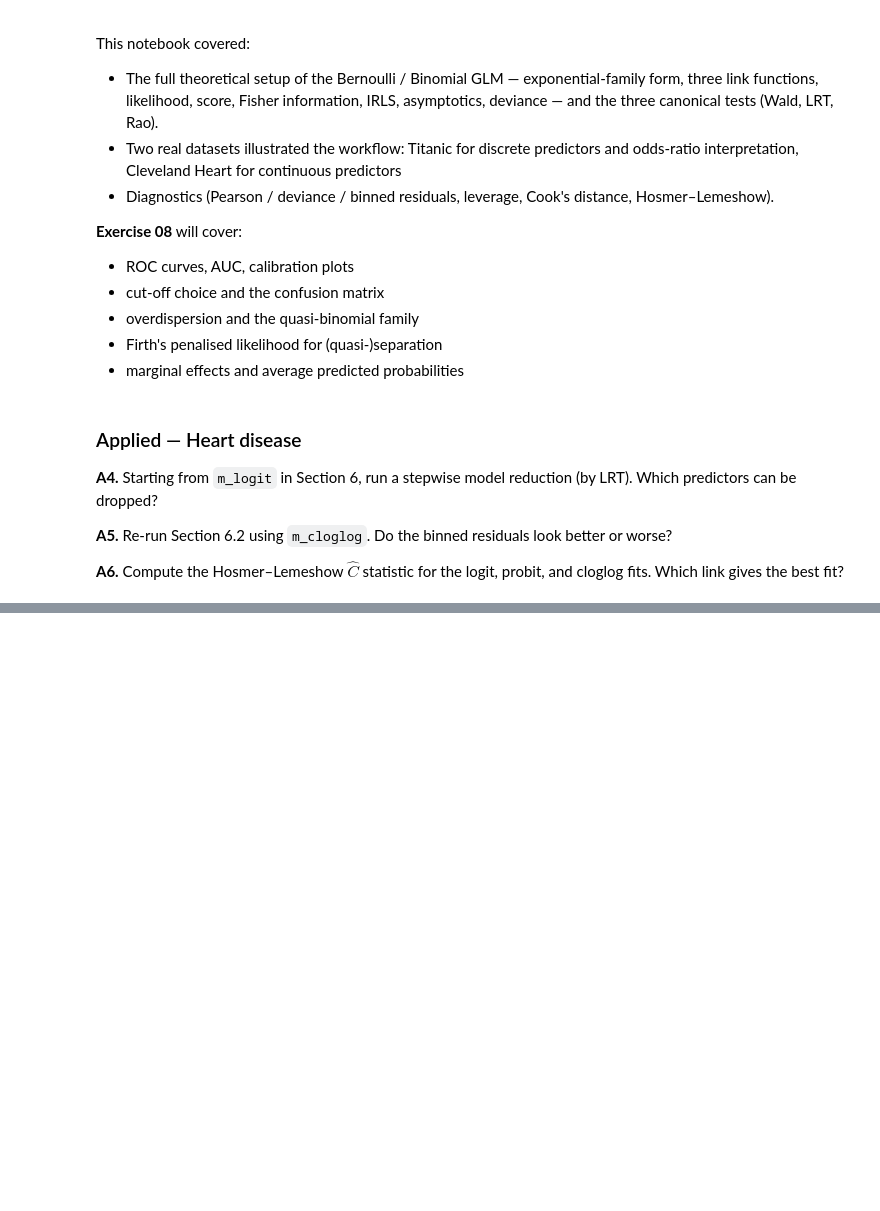
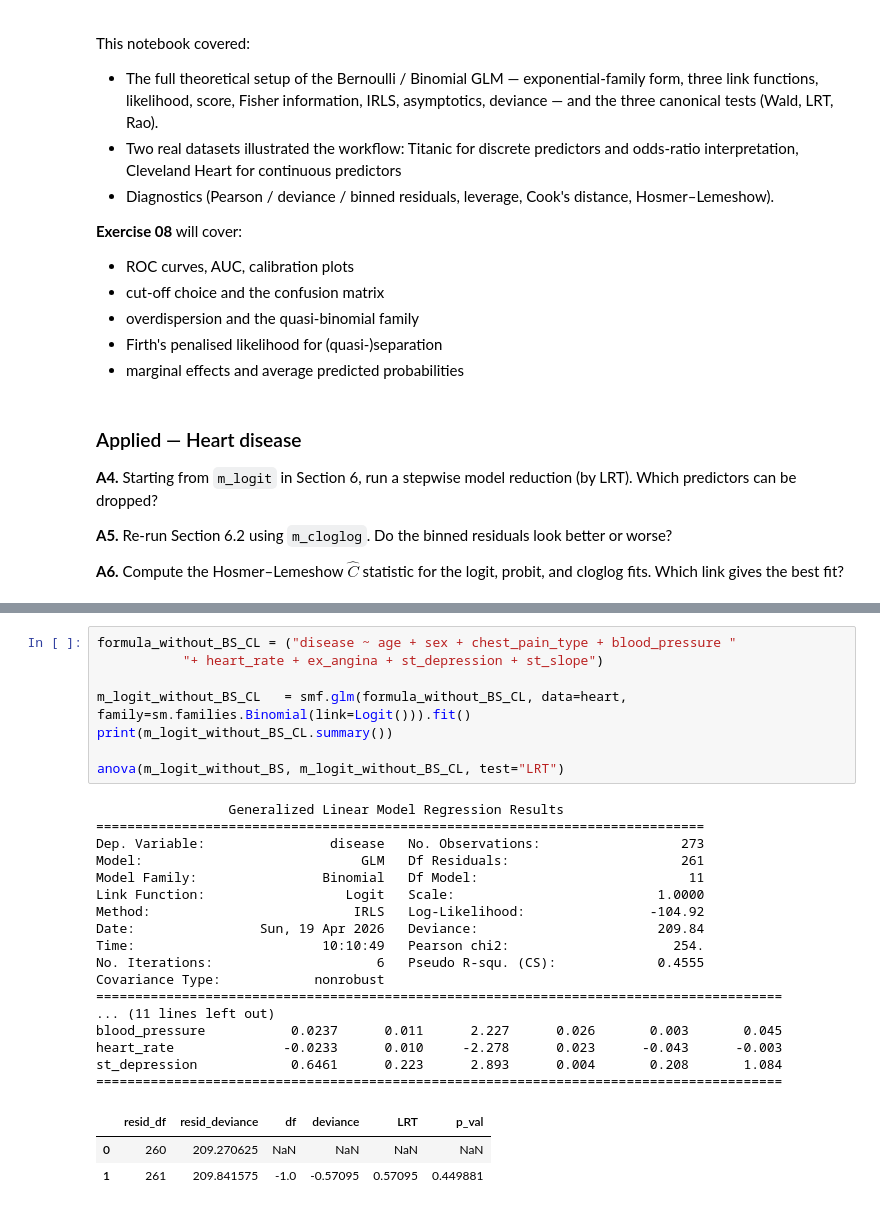
Before and after one commit to gulierus/ZLMA, a Jupyter notebook: 01ZLMA_ex07_Binary_Data.ipynb, the cells around one changed output, grey strips where cells are left out. Saved outputs shown, nothing was run; the diff lists cells and outputs as text; blank space fills up the shorter version.

```diff
--- a/01ZLMA_ex07_Binary_Data.ipynb
+++ b/01ZLMA_ex07_Binary_Data.ipynb
@@ -1066,0 +1101,29 @@ st_depression            0.4336      0.133      3.256      0.001       0.173
+# %%
+formula_without_BS_CL = ("disease ~ age + sex + chest_pain_type + blood_pressure "
+           "+ heart_rate + ex_angina + st_depression + st_slope")
+
+m_logit_without_BS_CL   = smf.glm(formula_without_BS_CL, data=heart, family=sm.families.Binomial(link=Logit())).fit()
+print(m_logit_without_BS_CL.summary())
+
+anova(m_logit_without_BS, m_logit_without_BS_CL, test="LRT")
+# %% [output]
+                 Generalized Linear Model Regression Results
+==============================================================================
+Dep. Variable:                disease   No. Observations:                  273
+Model:                            GLM   Df Residuals:                      261
+Model Family:                Binomial   Df Model:                           11
+Link Function:                  Logit   Scale:                          1.0000
+Method:                          IRLS   Log-Likelihood:                -104.92
+Date:                Sun, 19 Apr 2026   Deviance:                       209.84
+Time:                        10:10:49   Pearson chi2:                     254.
+No. Iterations:                     6   Pseudo R-squ. (CS):             0.4555
+Covariance Type:            nonrobust
+========================================================================================
+... (11 lines left out)
+blood_pressure           0.0237      0.011      2.227      0.026       0.003       0.045
+heart_rate              -0.0233      0.010     -2.278      0.023      -0.043      -0.003
+st_depression            0.6461      0.223      2.893      0.004       0.208       1.084
+========================================================================================
+|  | resid_df | resid_deviance | df | deviance | LRT | p_val |
+| 0 | 260 | 209.270625 | NaN | NaN | NaN | NaN |
+| 1 | 261 | 209.841575 | -1.0 | -0.57095 | 0.57095 | 0.449881 |
```
Also changed, not shown: parts of 13 cells of this notebook.
